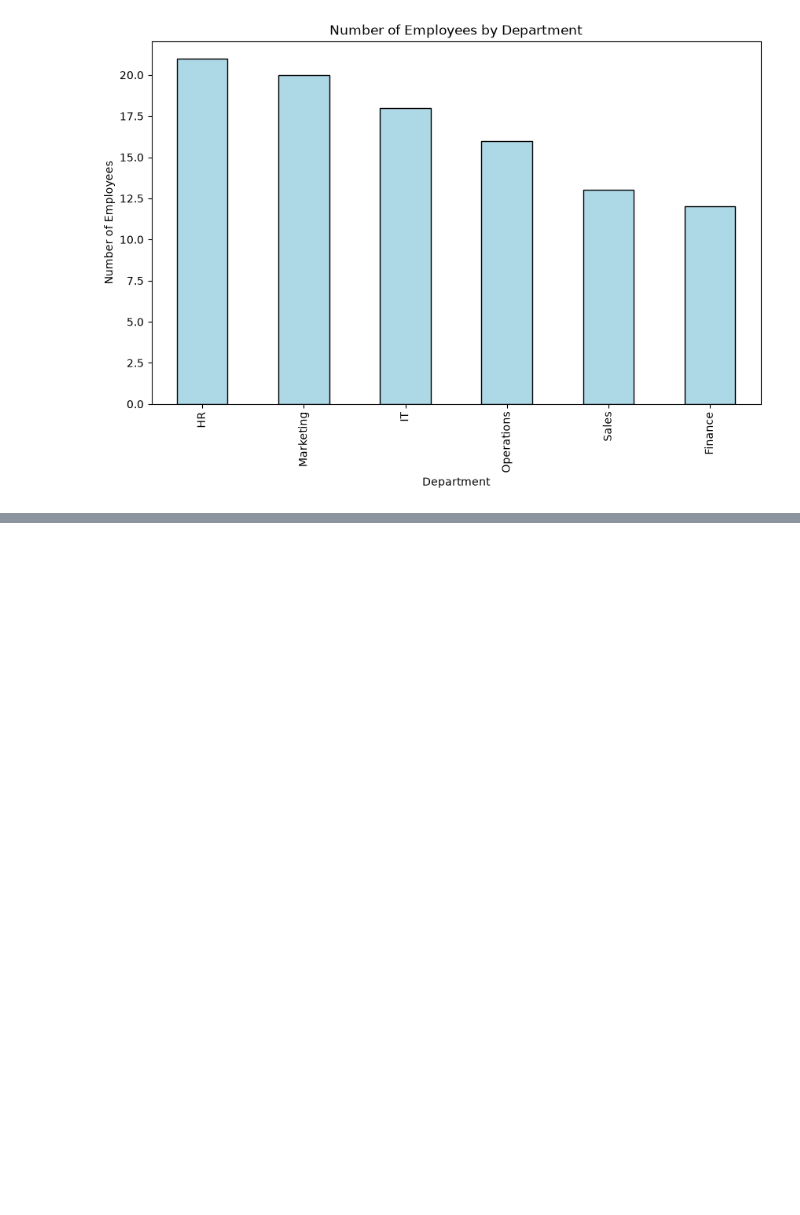
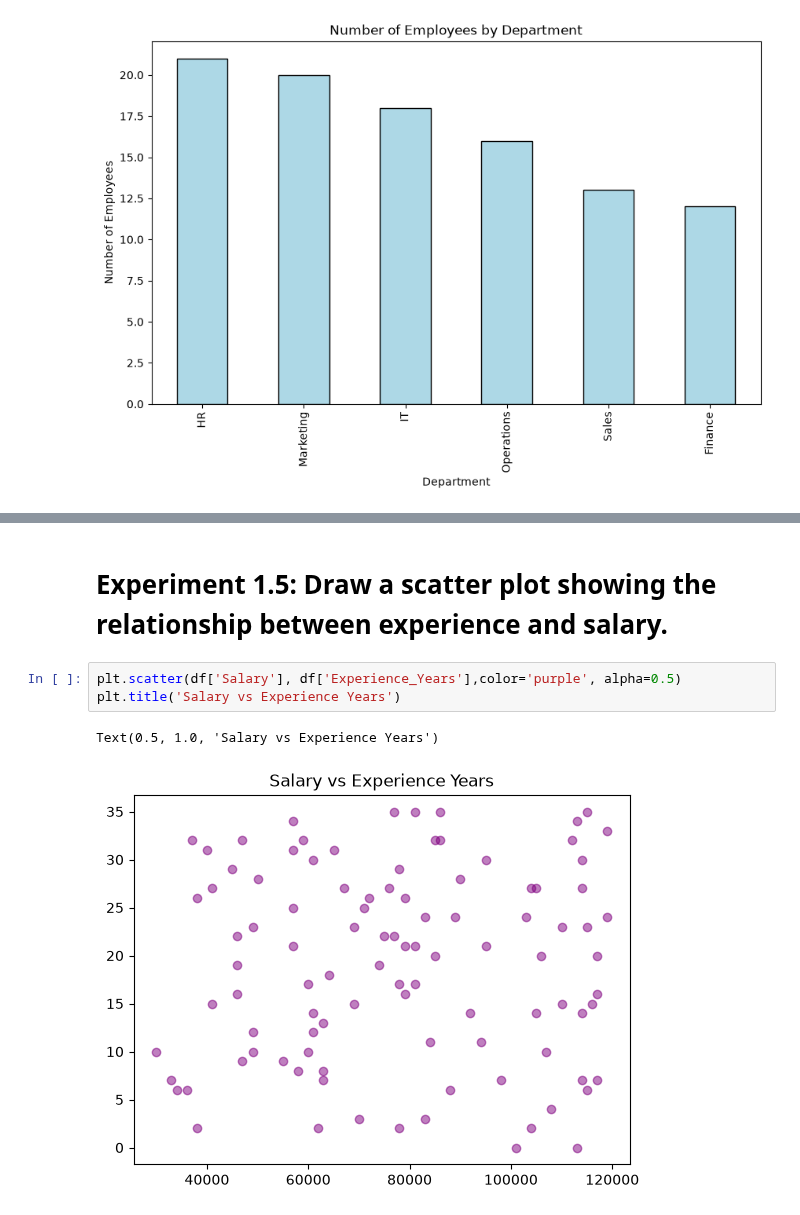
Before and after one commit to Kartiken07/CNLP-LAB, a Jupyter notebook: EXP-1/1-exp-lab.ipynb, the cells around one changed output, grey strips where cells are left out. Drawn from its saved outputs; the diff is of its cells as text; blank space fills up the shorter version.

```diff
--- a/EXP-1/1-exp-lab.ipynb
+++ b/EXP-1/1-exp-lab.ipynb
@@ -70,0 +93,8 @@ plt.show()
+# %% [markdown]
+# Experiment 1.5: Draw a scatter plot showing the relationship between experience and salary.
+# %%
+plt.scatter(df['Salary'], df['Experience_Years'],color='purple', alpha=0.5)
+plt.title('Salary vs Experience Years')
+# %% [output]
+Text(0.5, 1.0, 'Salary vs Experience Years')
+[figure, added]
```
Also changed, not shown: parts of 23 cells of this notebook.
